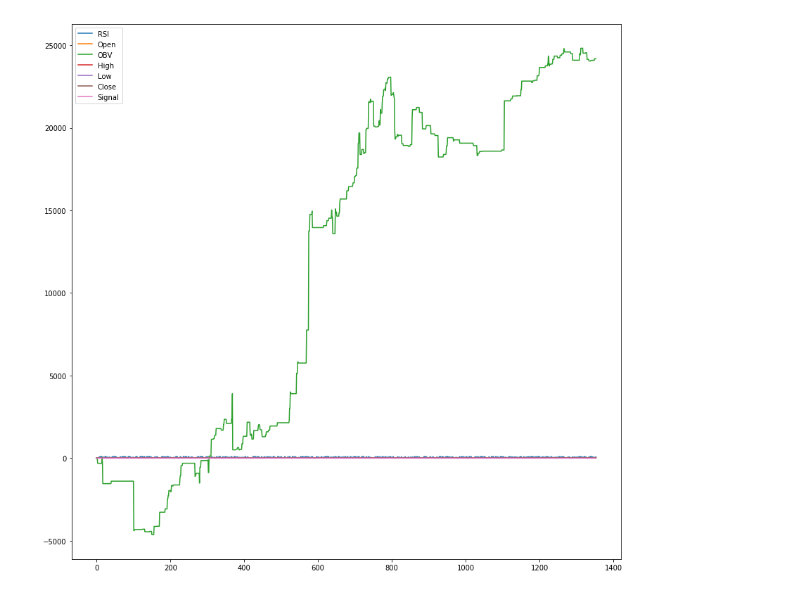
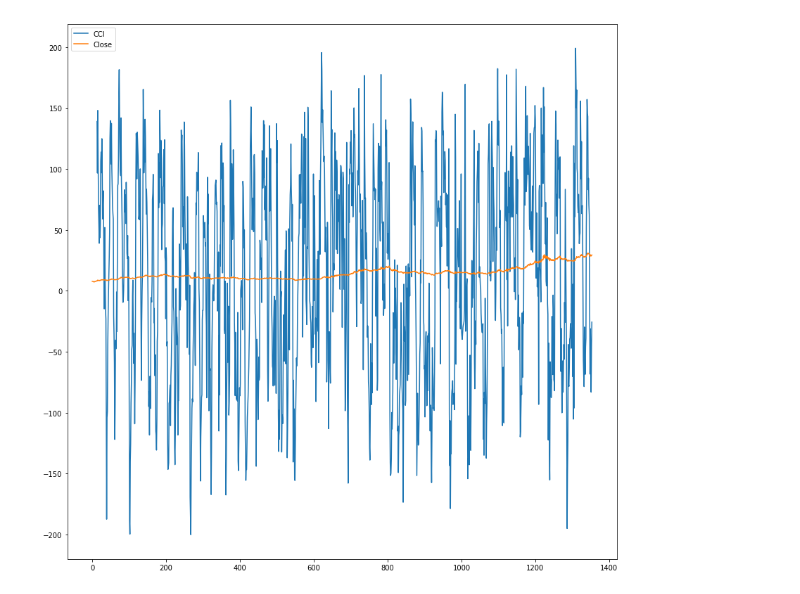
Before and after one commit to pzapo/spark, a Jupyter notebook: Spark - Classification.ipynb, the cells around one changed output. Drawn from its saved outputs; the diff is of its cells as text; code cells hidden in the pictures.

Commit message:
CCI index calculated

```diff
--- a/Spark - Classification.ipynb
+++ b/Spark - Classification.ipynb
@@ -24,8 +25,9 @@ def RSI(dataframe, column, window_length, avg_type):
     up[up < 0] = 0
     down[down > 0] = 0
     if avg_type == "EWMA":
-        roll_up = up.ewm(com=14).mean()
-        roll_down = down.abs().ewm(com=14).mean()
+        roll_up = up.ewm(span=window_length, min_periods=window_length).mean()
+        roll_down = down.abs().ewm(
+            span=window_length, min_periods=window_length).mean()
     elif avg_type == "SMA":
         roll_up = pd.rolling_mean(up, window_length)
         roll_down = pd.rolling_mean(down.abs(), window_length)
@@ -42,6 +44,20 @@ def RSI(dataframe, column, window_length, avg_type):
     joined_df = df1.join(df2, 'id')
     joined_df = joined_df.sort(joined_df.Date.asc())
     return joined_df.drop('id')
+# %%
+# Commodity Channel Index
+
+
+def CCI(spark_df, ndays):
+    data = spark_df.toPandas()
+    TP = (data['High'] + data['Low'] + data['Close']) / 3
+    CCI = pd.Series(
+        (TP - pd.rolling_mean(TP, ndays)) /
+        (0.015 * pd.rolling_std(TP, ndays)),
+        name='CCI')
+    data = data.join(CCI)
+    result_df = spark.createDataFrame(data)
+    return result_df
 # %%
 import findspark
 
@@ -109,0 +145,6 @@ only showing top 20 rows
+# %%
+if CCI_i:
+    converted_df = CCI(converted_df, 14)
+    converted_df = converted_df.select(
+        [col(c).cast('float') for c in converted_df.columns])
+    converted_df.show()
@@ -110,16 +170,10 @@ only showing top 20 rows
 # %%
 # OBV indicator calculation
-if OBV:
+if OBV_i:
     temp_df = converted_df.toPandas()
     df_obv = spark.createDataFrame(
         temp_df.assign(OBV=(temp_df.Volume * (
             ~temp_df.Close.diff().le(0) * 2 - 1)).cumsum()))
-
-    df_obv = df_obv.select(
-        df_obv["Date"].cast("Date"), df_obv["Open"].cast("float"),
-        df_obv["OBV"].cast("float"), df_obv["High"].cast("float"),
-        df_obv["Volume"].cast("int"), df_obv["Low"].cast("float"),
-        df_obv["Close"].cast("float"), df_obv["Daily return"].cast("float"),
-        df_obv["Signal"].cast("int"))
-    converted_df = df_obv
+    converted_df = df_obv.select(
+        [col(c).cast('float') for c in df_obv.columns])
     converted_df.show()
@@ -200,15 +186,14 @@ only showing top 20 rows
 # %%
 import numpy as np
 
-df_to_plot_dt = converted_df.drop("Volume", 'Year', 'Month', 'Day',
-                                  'Daily return').toPandas()
+df_to_plot_dt = converted_df.select("CCI", 'Close').toPandas()
 import matplotlib.pyplot as plt_dt
 plt_dt.figure(figsize=(14, 14))
 plt_dt.plot(df_to_plot_dt)
 plt_dt.legend(df_to_plot_dt.columns)
 plt_dt.show()
 # %% [output]
-[figure, old version]
+[figure, new version]
 # %%
 # Manuall split for training and validating data
 
```
Also changed, not shown: parts of 10 cells of this notebook.
